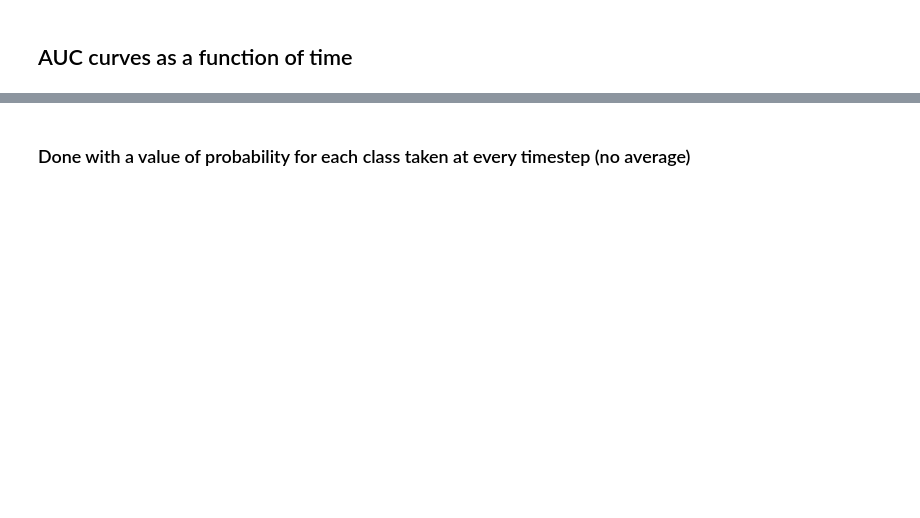
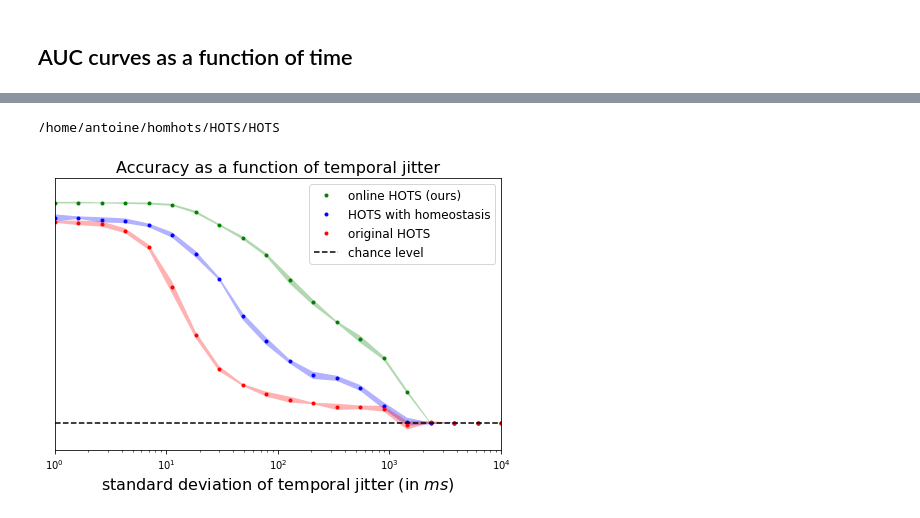
Before and after one commit to SpikeAI/HOTS, a Jupyter notebook: notebooks/RESULTS_03_NMNIST.ipynb, the cells around one changed output, grey strips where cells are left out. Cells and saved outputs as stored; diff of their text form; code cells hidden in the pictures; blank space fills up the shorter version.

```diff
--- a/notebooks/RESULTS_03_NMNIST.ipynb
+++ b/notebooks/RESULTS_03_NMNIST.ipynb
@@ -44,7 +44,7 @@ verbose=False
 # %% [output]
 training set size: 60000 - testing set: 10000
 # %%
-for name in ['hots', 'homhots']:
+for name in ['hots']:#, 'homhots']:
     f_name = f'{record_path}{timestr}_results_fullset_histo_{name}.pkl'
     hotshom, homeotest = netparam(name, filt, tau, nbclust, sigma, homeinv, jitter, timestr, dataset, R)#, nb_learn=50)
     hotshom.plotlayer()
@@ -280,8 +196,8 @@ printfig(fig_onl, 'nmnist_online.pdf')
 # %%
-thres = 0.99
+thres = 0.9999
 colorz = ['#1f77b4', '#ff7f0e', '#2ca02c', '#d62728', '#9467bd', '#8c564b', '#e377c2', '#7f7f7f', '#bcbd22', '#17becf']
 legend_list = ['original HOTS', 'raw inputs','online HOTS']
-namelist = ['homhots','raw']
+namelist = ['raw', 'homhots']
 fig_onl, ax_onl = plt.subplots()
 ax_onl.hlines(86.9,0,6000, linestyles='dashed', color=colorz[0], label=legend_list[0])
 for namnum, name in enumerate(namelist):
@@ -289,11 +205,12 @@ for namnum, name in enumerate(namelist):
     with open(f_name, 'rb') as file:
         likelihood, true_target = pickle.load(file)
     meanac, onlinac, lastac, truepos, falsepos = classification_results(likelihood, true_target, thres, nb_test, 1/nb_class)
+
     print(f'Mean accuracy for {name}: {np.round(meanac,3)}')
     print(f'Last event accuracy for {name}: {np.round(lastac,3)}')
     ax_onl.plot(onlinac[:6000]*100, '.', ms=1, color=colorz[namnum+1], label = legend_list[namnum+1]);
 ax_onl.axis([-50,6000,0,105]);
 ax_onl.set_xlabel('Number of events', fontsize=16);
 ax_onl.set_ylabel('Accuracy (in %)', fontsize=16);
-ax_onl.set_title('MLR classification evolution \n as a function of the number of events', fontsize=16);
+ax_onl.set_title('Accuracy evolution \n as a function of the number of events', fontsize=16);
 ax_onl.legend(fontsize=12, loc='lower right');
@@ -339 +262,61 @@ AUC at 100ms (end of the first saccade): 0.988
+# %%
+%cd ../HOTS
+from Tools import plotjitter
+import pickle
+import numpy as np
+import matplotlib.pyplot as plt
+
+timestr = '2021-03-29'
+record_path = '../Records/EXP_03_NMNIST/'
+# %% [output]
+/home/antoine/homhots/HOTS/HOTS
+# %%
+fitting = True
+logscale = True
+
+f_name = f'../Records/EXP_03_NMNIST/2021-03-29_LR_results_jitter_homhots_[4, 8, 16]_60000_1000_1_None_logscale.pkl'
+with open(f_name, 'rb') as file:
+    results_t, results_t_last, jit_t = pickle.load(file)
+
+results_t = np.delete(results_t, [5,6,7,8,9], 0)
+fig_t, ax_t = plt.subplots(1,1,figsize=(8,5))
+param_T = [0.85, 2.5, 5, 0.1]
+label = 'online HOTS (ours)'
+n_epoch = 33
+fig_t, ax_t, semisat_t = plotjitter(fig_t, ax_t, jit_t/1e3, results_t, param = param_T, color='green', label=label, n_epo=n_epoch, fitting = fitting, logscale=logscale)
+if fitting:
+    print(f'semi saturation level for {label}: {np.round(10**semisat_t,2)} ms')
+
+f_name = f'../Records/EXP_03_NMNIST/2021-03-29_histo_results_jitter_homhots_[4, 8, 16]_60000_1000_1_None_logscale.pkl'
+with open(f_name, 'rb') as file:
+    score_t12, jit_t = pickle.load(file)
+
+score_t12 = np.delete(score_t12, [5,6,7,8,9], 0)
+label = 'HOTS with homeostasis'
+param_T = [0.8, 1.7, 5, 0.1]
+fig_t, ax_t, semisat_t = plotjitter(fig_t, ax_t, jit_t/1e3, score_t12, param = param_T, color='blue', label=label, n_epo=n_epoch, fitting = fitting, logscale=logscale)
+if fitting:
+    print(f'semi saturation level for {label}: {np.round(10**semisat_t,2)} ms')
+
+f_name = f'../Records/EXP_03_NMNIST/2021-03-29_histo_results_jitter_hots_[4, 8, 16]_60000_1000_1_None_logscale.pkl'
+with open(f_name, 'rb') as file:
+    score_t12, jit_t = pickle.load(file)
+
+score_t12 = np.delete(score_t12, [0,7,8,9], 0)
+label = 'original HOTS'
+param_T = [0.8, 1.3, 5, 0.1]
+fig_t, ax_t, semisat_t = plotjitter(fig_t, ax_t, jit_t/1e3, score_t12, param = param_T, color='red', label=label, n_epo=n_epoch, fitting = fitting, logscale=logscale)
+if fitting:
+    print(f'semi saturation level for {label}: {np.round(10**semisat_t,2)} ms')
+
+chance_t = np.ones([len(jit_t)])*10
+ax_t.plot(jit_t/1e3,chance_t, 'k--', label='chance level')
+ax_t.axis([1,max(jit_t/1e3),0,100]);
+ax_t.set_xlabel('standard deviation of temporal jitter (in $ms$)', fontsize=16);
+#ax_t.set_ylabel('accuracy (in %)', fontsize=16);
+ax_t.set_yticks([])
+ax_t.set_title('Accuracy as a function of temporal jitter', fontsize=16);
+ax_t.legend(fontsize=12);
+# %% [output]
+[figure, added]
 # %%
@@ -341,2 +323,0 @@ printfig(fig, 'nmnist_auc.pdf')
-# %% [markdown]
-### Done with a value of probability for each class taken at every timestep (no average)
```
Also changed, not shown: parts of 32 cells of this notebook, 12 other files.
